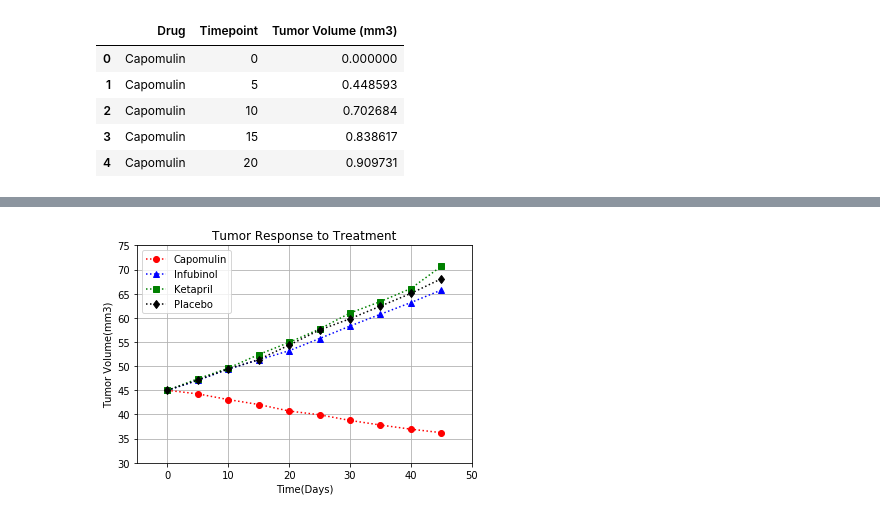
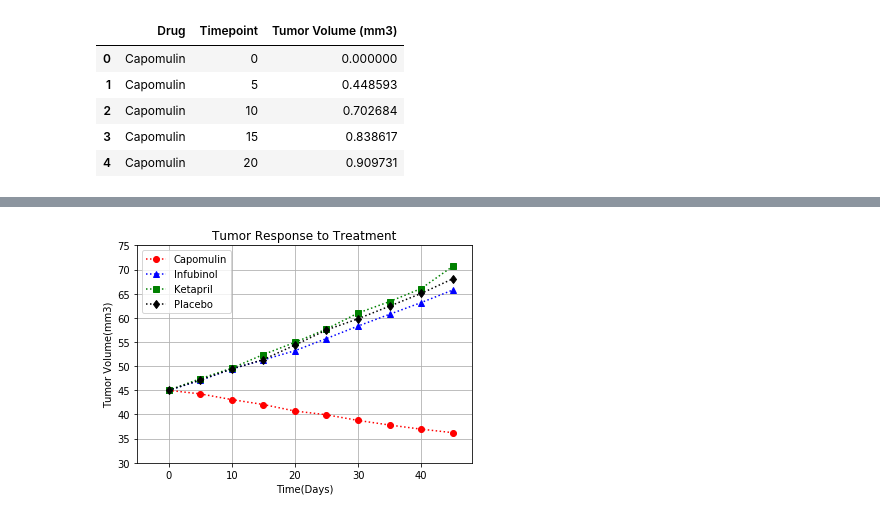
Before and after one commit to reemaratnani/Matplotlib, a Jupyter notebook: pymaceuticals.ipynb, the cells around one changed output, grey strips where cells are left out. Drawn from its saved outputs; the diff is of its cells as text; code cells hidden in the pictures.

```diff
--- a/pymaceuticals.ipynb
+++ b/pymaceuticals.ipynb
@@ -42,8 +42,8 @@ Tumor_volume_sem.head()
 | 3 | Capomulin | 15 | 0.838617 |
 | 4 | Capomulin | 20 | 0.909731 |
 # %%
-Tumor_mean_tidy = Tumor_volume_mean.pivot(index='Timepoint', columns='Drug', values='Tumor Volume (mm3)')
-Tumor_mean_tidy.head()
+Tumor_mean_df = Tumor_volume_mean.pivot(index='Timepoint', columns='Drug', values='Tumor Volume (mm3)')
+Tumor_mean_df.head()
 # %% [output]
 | Drug | Capomulin | Ceftamin | Infubinol | Ketapril | Naftisol | Placebo | Propriva | Ramicane | Stelasyn | ... |
 | Timepoint |  |  |  |  |  |  |  |  |  | ... |
@@ -53,18 +53,18 @@ Tumor_mean_tidy.head()
 | 15 | 42.064317 | 50.094055 | 51.296397 | 52.399974 | 50.933018 | 51.359742 | 51.067318 | 41.495061 | 51.529409 | ... |
 | 20 | 40.716325 | 52.157049 | 53.197691 | 54.920935 | 53.644087 | 54.364417 | 53.346737 | 40.238325 | 54.067395 | ... |
 # %%
-x_axis = Tumor_mean_tidy.index
-plt.plot(x_axis, Tumor_mean_tidy.Capomulin, marker = 'o', ls = ':', color = 'red', label ="Capomulin")
-plt.plot(x_axis, Tumor_mean_tidy.Infubinol, marker = '^', ls =':', color = 'blue', label = "Infubinol")
-plt.plot(x_axis, Tumor_mean_tidy.Ketapril, marker ='s', ls =':', color ='green', label = "Ketapril")
-plt.plot(x_axis, Tumor_mean_tidy.Placebo, marker = 'd', ls = ':', color = 'black', label = "Placebo")
-plt.xlim(-5, 50)
+x_axis = Tumor_mean_df.index
+plt.plot(x_axis, Tumor_mean_df.Capomulin, marker = 'o', ls = ':', color = 'red', label ="Capomulin")
+plt.plot(x_axis, Tumor_mean_df.Infubinol, marker = '^', ls =':', color = 'blue', label = "Infubinol")
+plt.plot(x_axis, Tumor_mean_df.Ketapril, marker ='s', ls =':', color ='green', label = "Ketapril")
+plt.plot(x_axis, Tumor_mean_df.Placebo, marker = 'd', ls = ':', color = 'black', label = "Placebo")
+plt.xlim(-5, max(x_axis)+3)
 plt.ylim(30, 75)
 plt.title("Tumor Response to Treatment")
 plt.xlabel("Time(Days)")
 plt.ylabel("Tumor Volume(mm3)")
 plt.grid()
 plt.legend()
 plt.show()
 # %% [output]
-[figure, old version]
+[figure, new version]
```
Also changed, not shown: parts of 6 cells of this notebook.
